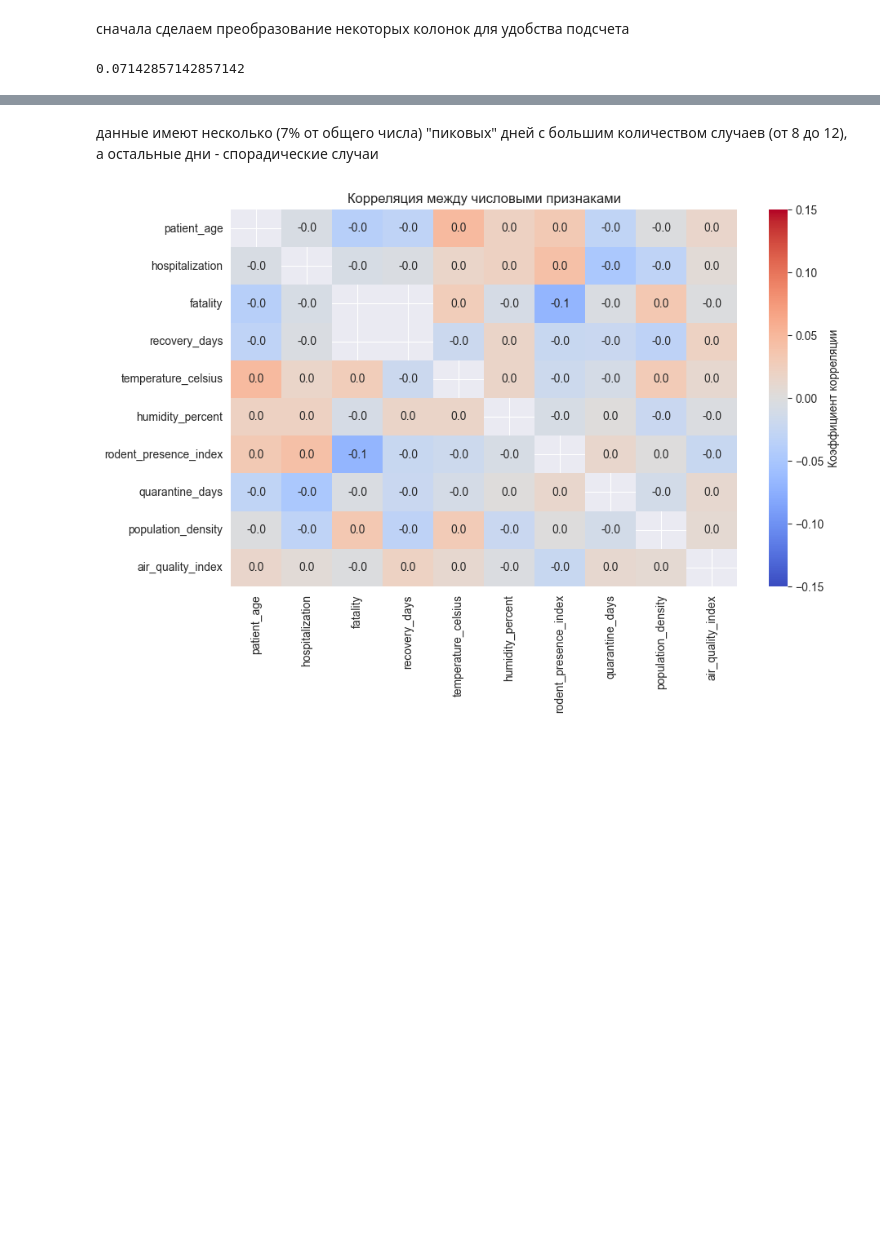
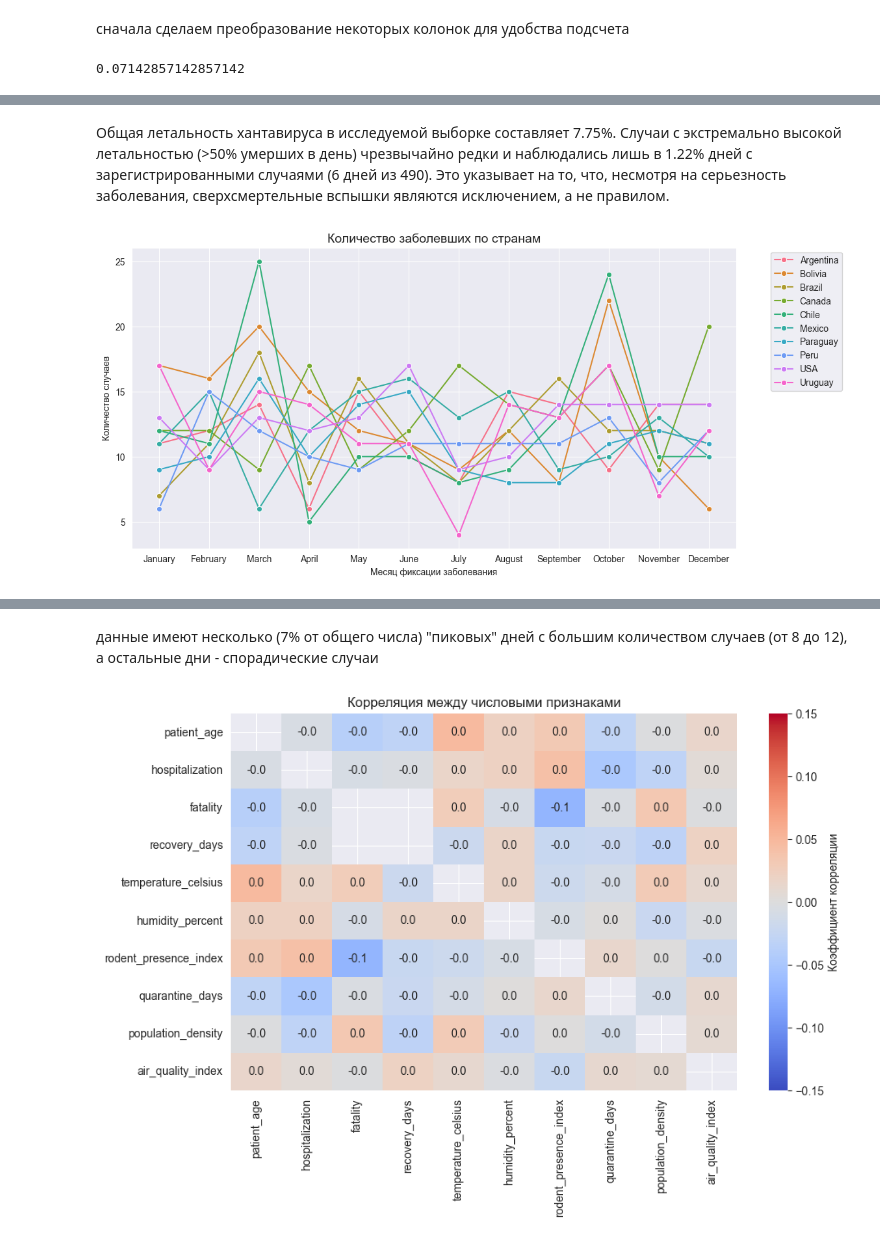
Before and after one commit to MargoUtropova/product_analitics_portfolio, a Jupyter notebook: Hantavirus/notebooks/EDA.ipynb, the cells around one changed output, grey strips where cells are left out. Drawn from its saved outputs; the diff is of its cells as text; code cells hidden in the pictures; blank space fills up the shorter version.

```diff
--- a/Hantavirus/notebooks/EDA.ipynb
+++ b/Hantavirus/notebooks/EDA.ipynb
@@ -78,0 +100,17 @@ df['report_date'].value_counts()[df['report_date'].value_counts() >= 8].size / d
+# %% [markdown]
+Общая летальность хантавируса в исследуемой выборке составляет 7.75%. Случаи с экстремально высокой летальностью (>50% умерших в день) чрезвычайно редки и наблюдались лишь в 1.22% дней с зарегистрированными случаями (6 дней из 490). Это указывает на то, что, несмотря на серьезность заболевания, сверхсмертельные вспышки являются исключением, а не правилом.
+# %%
+plt.figure(figsize=(12,6))
+countries = df[['case_id', 'country', 'report_date']].copy()
+countries['month'] = countries['report_date'].dt.month
+countries['year'] = countries['report_date'].dt.year
+cases = countries.query('year == 2025').groupby(['month', 'country'])['case_id'].count().reset_index(name='cases')
+sns.lineplot(data=cases, x='month', y='cases', hue='country', marker='o')
+plt.title('Количество заболевших по странам', fontsize=14)
+plt.ylabel('Количество случаев')
+plt.xlabel('Месяц фиксации заболевания')
+plt.xticks(labels=list(calendar.month_name[1:]), ticks=range(1,13))
+plt.legend(bbox_to_anchor=(1.05, 1), loc='upper left')
+plt.show()
+# %% [output]
+[figure, added]
```
Also changed, not shown: parts of 3 cells of this notebook.
